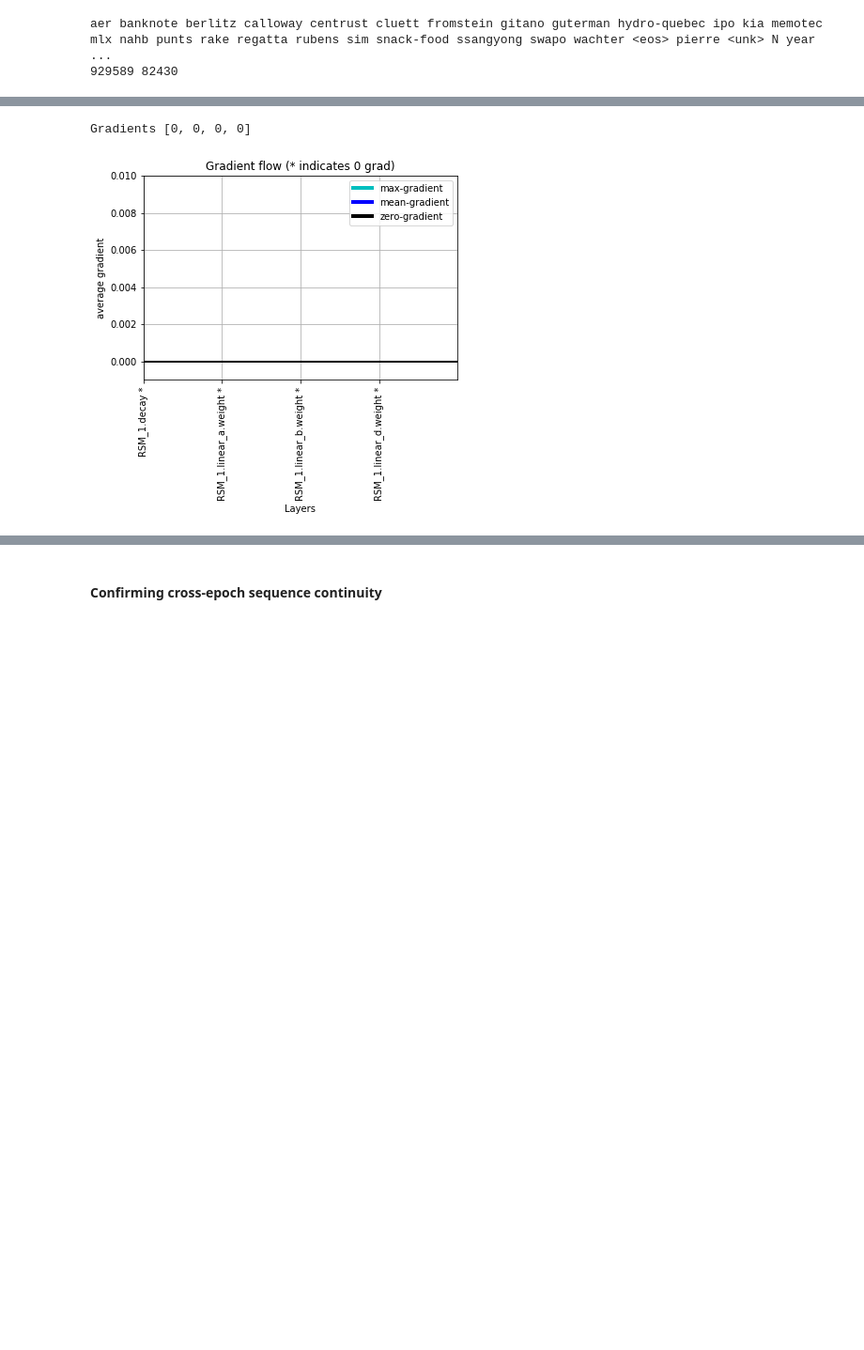
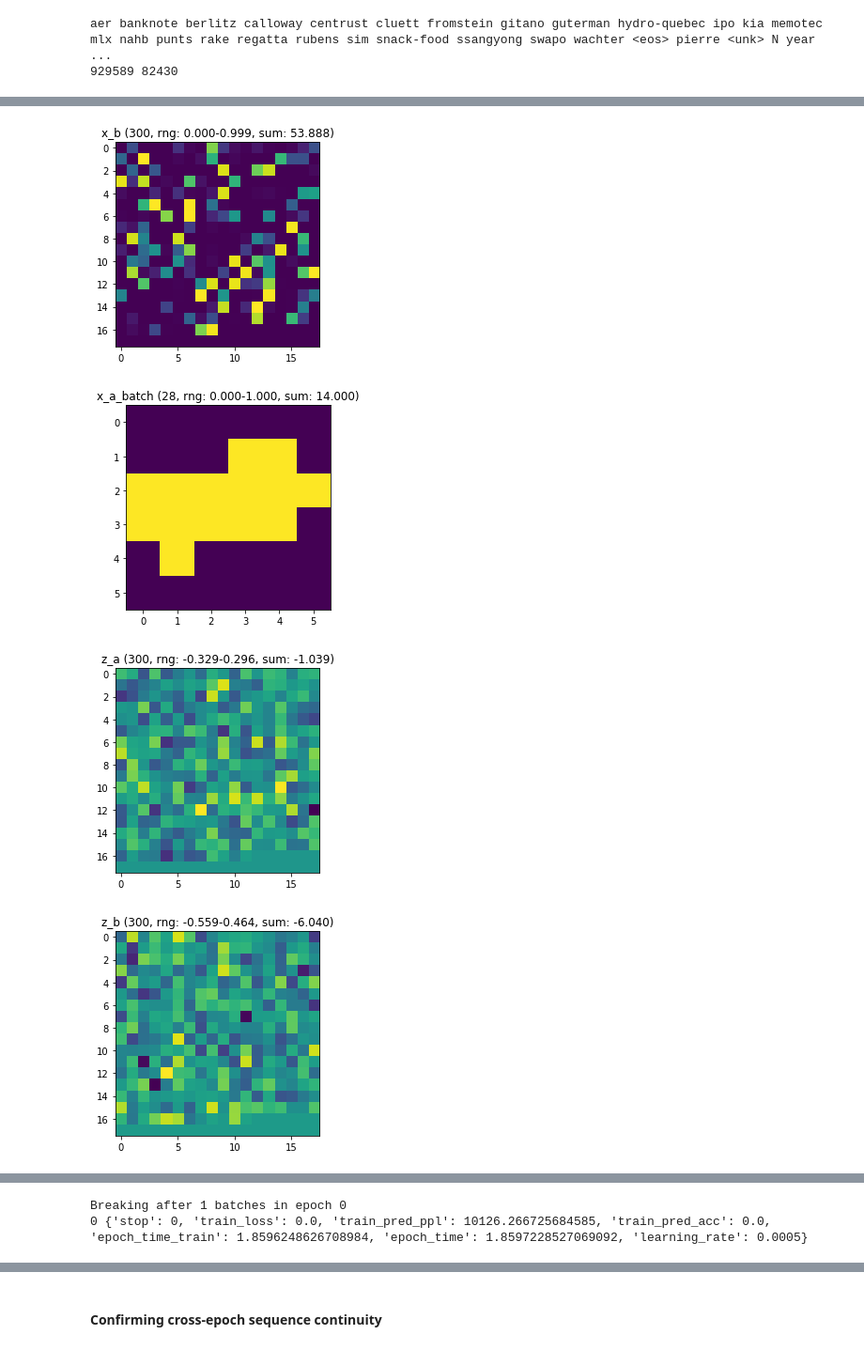
Before and after one commit to numenta/nupic.research, a Jupyter notebook: projects/rsm/notebooks/ptb_playground.ipynb, the cells around one changed output, grey strips where cells are left out. Shown: that part at 94% size. Drawn from its saved outputs; the diff is of its cells as text; code cells hidden in the pictures; blank space fills up the shorter version.

Commit message:
Memory ramping updates, README, remove hebbian hidden state

```diff
--- a/projects/rsm/notebooks/ptb_playground.ipynb
+++ b/projects/rsm/notebooks/ptb_playground.ipynb
@@ -83,7 +83,7 @@ reload(rsm)
 reload(lang_util)
 reload(rsm_experiment)
 
-VISUAL_DEBUG = False
+VISUAL_DEBUG = True
 FLAT = True
 ORSM = False
 HIERARCHY = False
@@ -120,9 +120,7 @@ CONFIG = {
     'do_inhibition': False,
     'x_b_norm': True,
     'balance_part_winners': True,
-    'trainable_decay': True,
-    'decay_diff_plasticity': False,
-    'additive_decay': True
+    'ramping_memory': True
 }
 
 if FLAT:
@@ -176,18 +174,22 @@ Created RSMNet with 1 layer(s)
 # %%
 input_timeseries = []
 memory_timeseries = []
 TIMESTEPS = 10
 import util
 reload(util)
 from util import _plot_grad_flow
 
 HOOK = False
 ANIMATE = False
 
 EPOCHS = 3
 
 for epoch in range(EPOCHS):
-    _plot_grad_flow(exp.model)
-    plt.show()
+    #_plot_grad_flow(exp.model)
+    # plt.show()
     exp.train_epoch(epoch)
 # %% [output]
+[figure, new version]
+[figure, new version]
+[figure, new version]
+[figure, added]
@@ -194,2 +203,2 @@ for epoch in range(EPOCHS):
-Gradients [0, 0, 0, 0]
+Breaking after 1 batches in epoch 0
+0 {'stop': 0, 'train_loss': 0.0, 'train_pred_ppl': 10126.266725684585, 'train_pred_acc': 0.0, 'epoch_time_train': 1.8596248626708984, 'epoch_time': 1.8597228527069092, 'learning_rate': 0.0005}
-[figure, old version]
```
Also changed, not shown: parts of 3 cells of this notebook, 8 other files.
